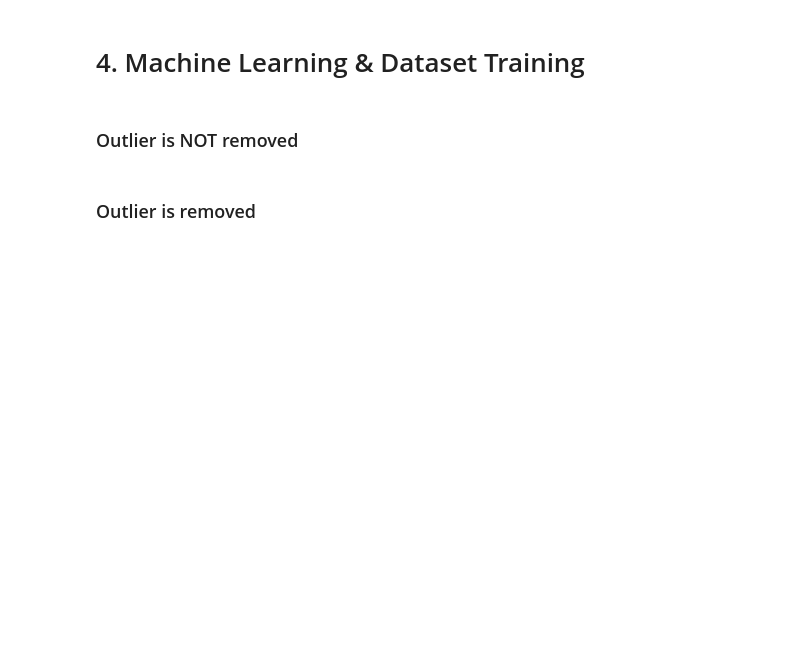
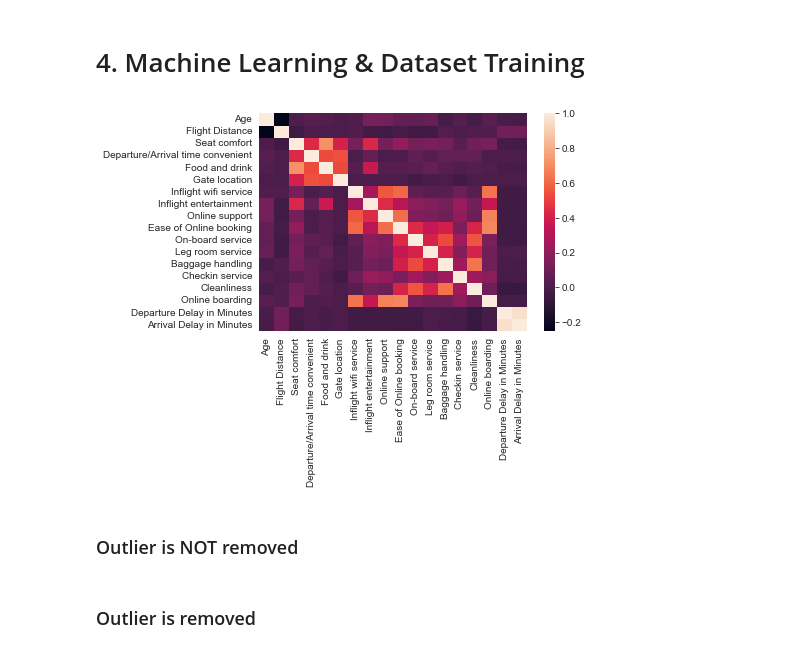
Before and after one commit to lotlouischoitslab/Airline_Satisfaction, a Jupyter notebook: airline_satisfication.ipynb, the cells around one changed output. Drawn from its saved outputs; the diff is of its cells as text; code cells hidden in the pictures; blank space fills up the shorter version.

```diff
--- a/airline_satisfication.ipynb
+++ b/airline_satisfication.ipynb
@@ -200,6 +237,10 @@ title = 'Boxplots Without Outliers'
 boxplotter(non_binary_columns,outlier_df,title)
 # %% [markdown]
 # 4. Machine Learning & Dataset Training
+# %%
+sns.heatmap(data.corr());
+# %% [output]
+[figure, added]
 # %%
 def training(df,determine_outliers=True,outliers_threshold=0.05):
     df = df.copy()
```
Also changed, not shown: parts of 21 cells of this notebook.
